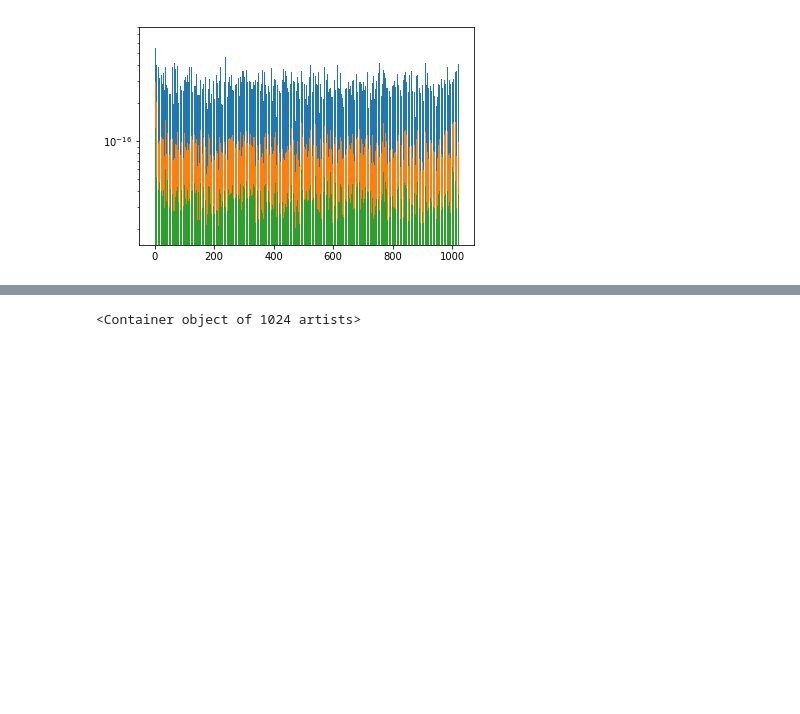
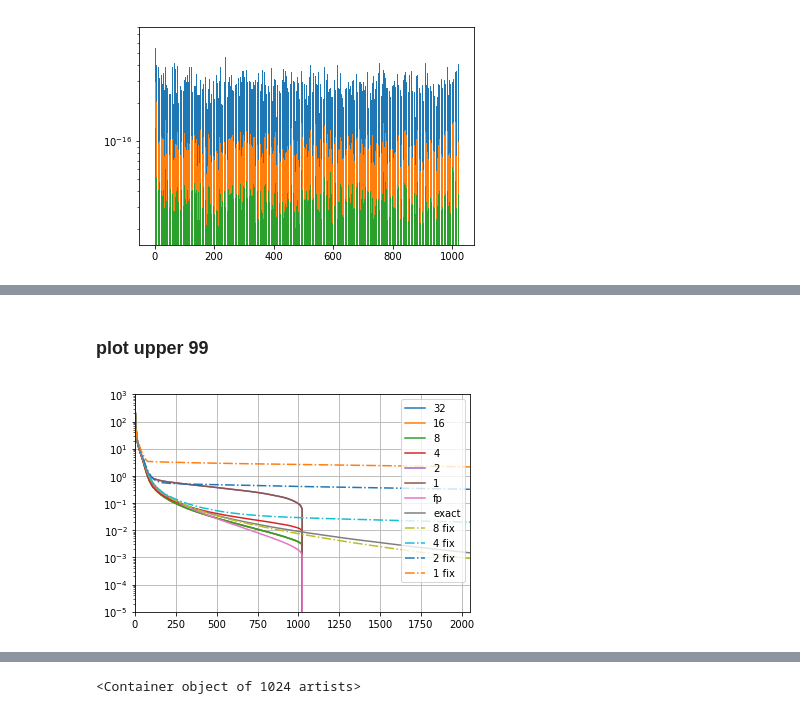
Before and after one commit to JianGoForIt/lp_rffs, a Jupyter notebook: kernel_reg/notebook/Visualize_residual_dynamic_range.ipynb, the cells around one changed output, grey strips where cells are left out. Drawn from its saved outputs; the diff is of its cells as text; code cells hidden in the pictures; blank space fills up the shorter version.

```diff
--- a/kernel_reg/notebook/Visualize_residual_dynamic_range.ipynb
+++ b/kernel_reg/notebook/Visualize_residual_dynamic_range.ipynb
@@ -201,0 +284,23 @@ percent  0.610985519643
+# %% [markdown]
+### plot upper 99
+# %%
+plt.figure()
+plt.semilogy(spectrums_upper_99["upper_99_n_top_10_nbit_32"], label="32")
+plt.semilogy(spectrums_upper_99["upper_99_n_top_10_nbit_16"], label="16")
+plt.semilogy(spectrums_upper_99["upper_99_n_top_10_nbit_8"], label="8")
+plt.semilogy(spectrums_upper_99["upper_99_n_top_10_nbit_4"], label="4")
+plt.semilogy(spectrums_upper_99["upper_99_n_top_10_nbit_2"], label="2")
+plt.semilogy(spectrums_upper_99["upper_99_n_top_10_nbit_2"], label="1")
+plt.semilogy(spectrums_fp, label="fp")
+plt.semilogy(spectrums_exact, label="exact")
+plt.semilogy(spectrums_fix_bit["lp_rff_budget_1024_nbit_8_seed_1"], '-.', label="8 fix")
+plt.semilogy(spectrums_fix_bit["lp_rff_budget_1024_nbit_4_seed_1"], '-.', label="4 fix")
+plt.semilogy(spectrums_fix_bit["lp_rff_budget_1024_nbit_2_seed_1"], '-.', label="2 fix")
+plt.semilogy(spectrums_fix_bit["lp_rff_budget_1024_nbit_1_seed_1"], '-.', label="1 fix")
+plt.grid()
+plt.legend()
+plt.ylim([1e-5, 1e3])
+plt.xlim([0, 2048])
+plt.show()
+# %% [output]
+[figure, added]
```
Also changed, not shown: parts of 22 cells of this notebook, 2 other files.
